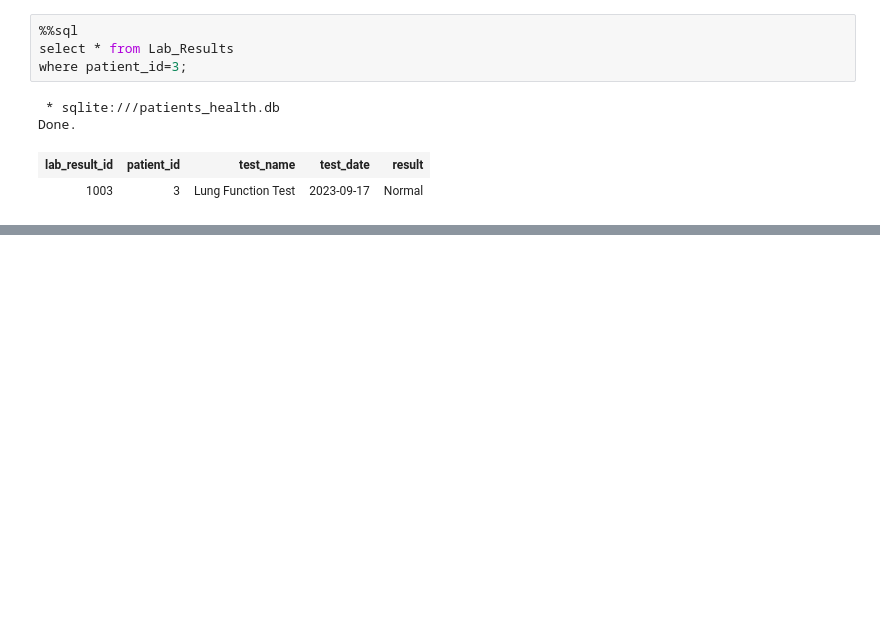
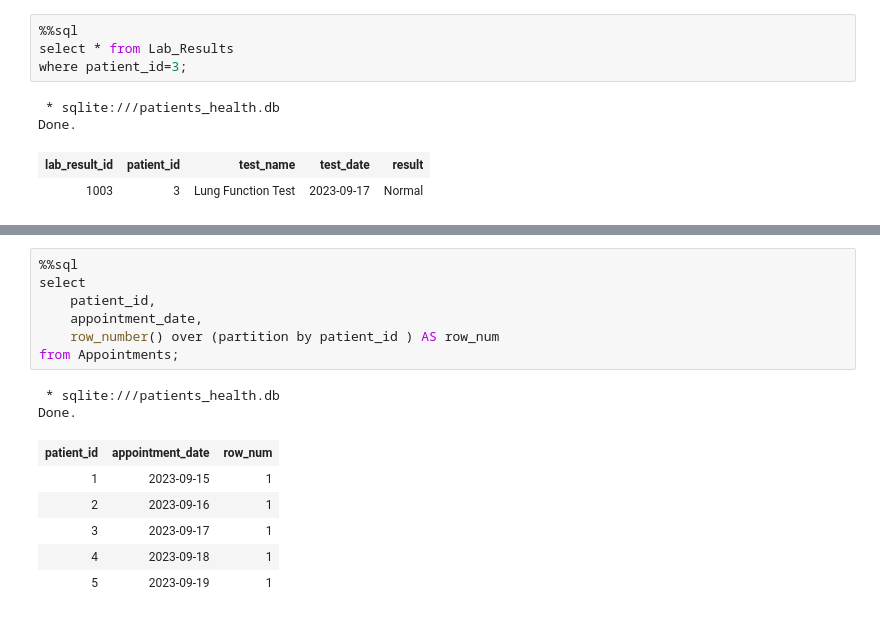
Before and after one commit to atignaschhetri/Health-record-system, a Jupyter notebook: app.ipynb, the cells around one changed output, grey strips where cells are left out. Saved outputs shown, nothing was run; the diff lists cells and outputs as text; blank space fills up the shorter version.

```diff
--- a/app.ipynb
+++ b/app.ipynb
@@ -599,3 +637,19 @@ Window Function
+# %%
+%%sql
+select
+    patient_id,
+    appointment_date,
+    row_number() over (partition by patient_id ) AS row_num
+from Appointments;
+# %% [output]
+ * sqlite:///patients_health.db
+Done.
+| patient_id | appointment_date | row_num |
+| 1 | 2023-09-15 | 1 |
+| 2 | 2023-09-16 | 1 |
+| 3 | 2023-09-17 | 1 |
+| 4 | 2023-09-18 | 1 |
+| 5 | 2023-09-19 | 1 |
 # %%
 from sqlalchemy import create_engine, MetaData
 from sqlalchemy.orm import sessionmaker
```
Also changed, not shown: parts of 4 cells of this notebook, 2 other files.
